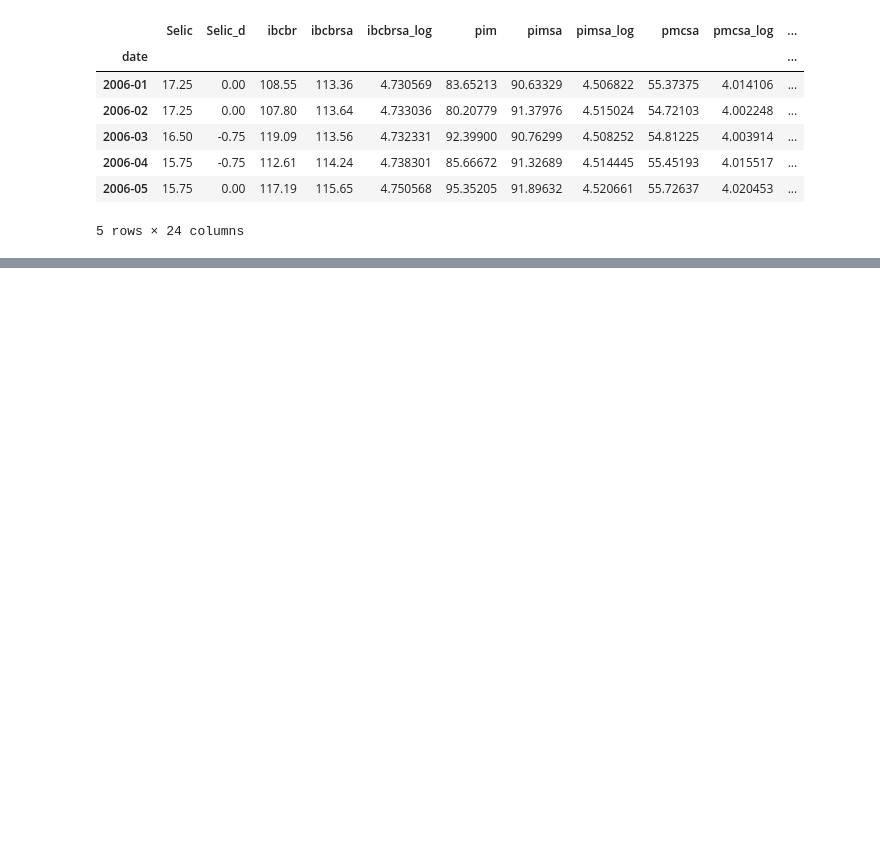
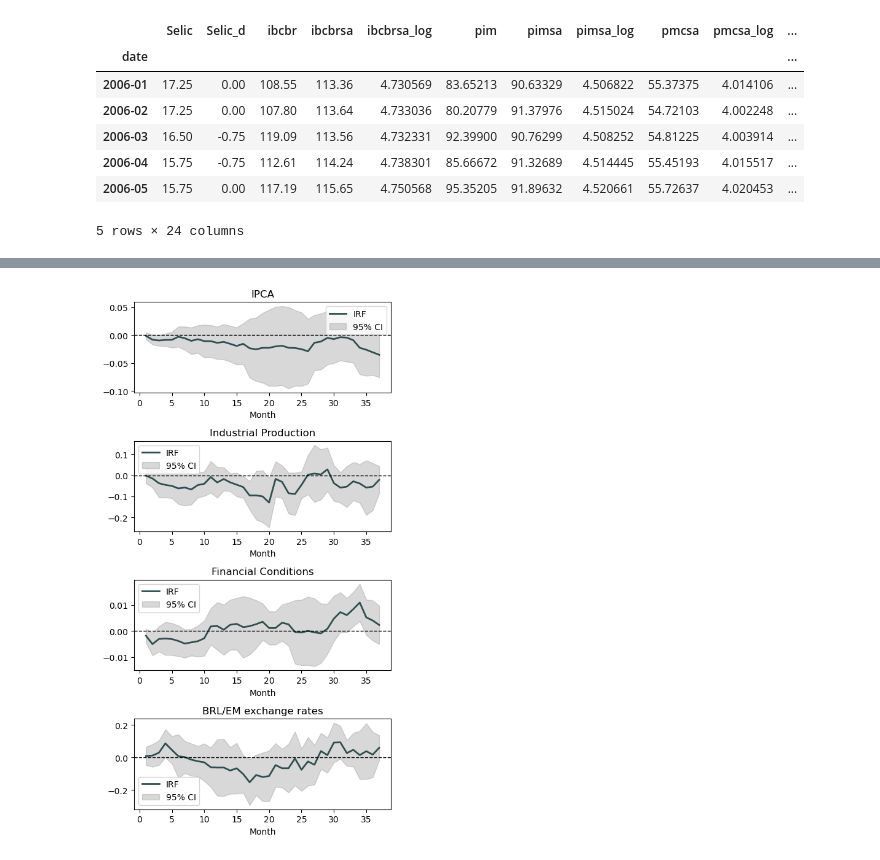
Before and after one commit to araujogab/Monetary-Shocks, a Jupyter notebook: Brasil/IRF/Local Projections/Local Projections.ipynb, the cells around one changed output, grey strips where cells are left out. Saved outputs shown, nothing was run; the diff lists cells and outputs as text; code cells hidden in the pictures; blank space fills up the shorter version.

```diff
--- a/Brasil/IRF/Local Projections/Local Projections.ipynb
+++ b/Brasil/IRF/Local Projections/Local Projections.ipynb
@@ -141,0 +219,87 @@ plt.show()
+# %%
+
+# Definindo o número de lags para suas variáveis de controle
+controls_lag = 2
+
+# Definindo o horizonte = 36
+horizon = range(1, 38)
+
+# Adicionando variáveis defasadas ao DataFrame
+list_var = ["log_ipca", "log_pimsa", "log_fci", "log_brlem"]
+list_control = ["Selic", "log_ipca", "log_pimsa", "log_fci", "log_brlem"]
+
+# Dicionário para armazenar os resultados
+results_dict = {var: {"betas": [], "ses": []} for var in list_var}
+
+# Criando um DataFrame para armazenar os resultados das IRFs
+irf_results = pd.DataFrame(index=horizon)
+
+# Configurando subplots
+fig, axs = plt.subplots(4, 1, figsize=(5, 10))
+
+for i, variable in enumerate(list_var):
+    for month in horizon:
+        df["LP_lhs"] = df[variable].diff(month)
+        df["LP_lhs"] = df["LP_lhs"].shift(-month + 1)
+
+        for lag in range(1, controls_lag + 1):
+            for control in list_control:
+                df[f"L{lag}.{control}"] = df[control].shift(lag)
+
+        # Construindo a fórmula da regressão
+        lagged_controls = [f"L{i}.{control}" for i in range(1, controls_lag + 1) for control in list_control]
+        lagged_controls_str = ' + '.join([f"df['{control}']" for control in lagged_controls])
+
+        formula = f"df['LP_lhs'] ~ df['Choque'] + {lagged_controls_str}"
+        nw_lag_truncation = month + 1
+
+        # Executando a regressão com erros padrão robustos
+        model = sm.OLS.from_formula(formula, data=df).fit(cov_type='HAC', cov_kwds={'maxlags': nw_lag_truncation})
+        results_dict[variable]["betas"].append(model.params['df[\'Choque\']'])
+        results_dict[variable]["ses"].append(model.bse['df[\'Choque\']'])
+
+    # Adicionando os resultados ao DataFrame
+    irf_results[f'{variable}_IRF'] = results_dict[variable]["betas"]
+    irf_results[f'{variable}_CI_lower'] = np.array(results_dict[variable]["betas"]) - 1.96 * np.array(results_dict[variable]["ses"])
+    irf_results[f'{variable}_CI_upper'] = np.array(results_dict[variable]["betas"]) + 1.96 * np.array(results_dict[variable]["ses"])
+
+    # Plotando as IRFs no subplot correspondente
+    ax = axs[i]
+
+    LP_b_lhs_var = results_dict[variable]["betas"]
+    LP_se_lhs_var = results_dict[variable]["ses"]
+
+    # Plotando a linha central
+    ax.plot(horizon, LP_b_lhs_var, label='IRF', color='DarkSlateGray', linewidth=2)
+
+    # Preenchendo a área entre o intervalo de confiança
+    ax.fill_between(horizon, np.array(LP_b_lhs_var) - 1.96 * np.array(LP_se_lhs_var),
+                    np.array(LP_b_lhs_var) + 1.96 * np.array(LP_se_lhs_var), color='gray', alpha=0.3, label='95% CI')
+
+    # Adicionando uma linha em y = 0
+    ax.axhline(0, color='black', linestyle='--', linewidth=1)
+
+    # Adicionando rótulos e títulos
+    ax.set_title(f'{variable}')
+    ax.set_xlabel('Month')
+
+    # Adicionando uma legenda
+    ax.legend()
+
+# Salvando o DataFrame em um arquivo CSV
+irf_results.to_csv('irf_results.csv', index_label='Month')
+
+# Ajustando o layout
+plt.tight_layout(rect=[0, 0.03, 1, 0.95])
+axs[0].set_title('IPCA')
+axs[1].set_title('Industrial Production')
+axs[2].set_title('Financial Conditions')
+axs[3].set_title('BRL/EM exchange rates')
+
+# Exportar o gráfico como um arquivo PNG
+plt.savefig('brw_IRF_vert.png', dpi=300, bbox_inches='tight')
+
+# Exibindo os subplots
+plt.show()
+# %% [output]
+[figure, added]
```
Also changed, not shown: parts of 2 cells of this notebook, 43 other files.
